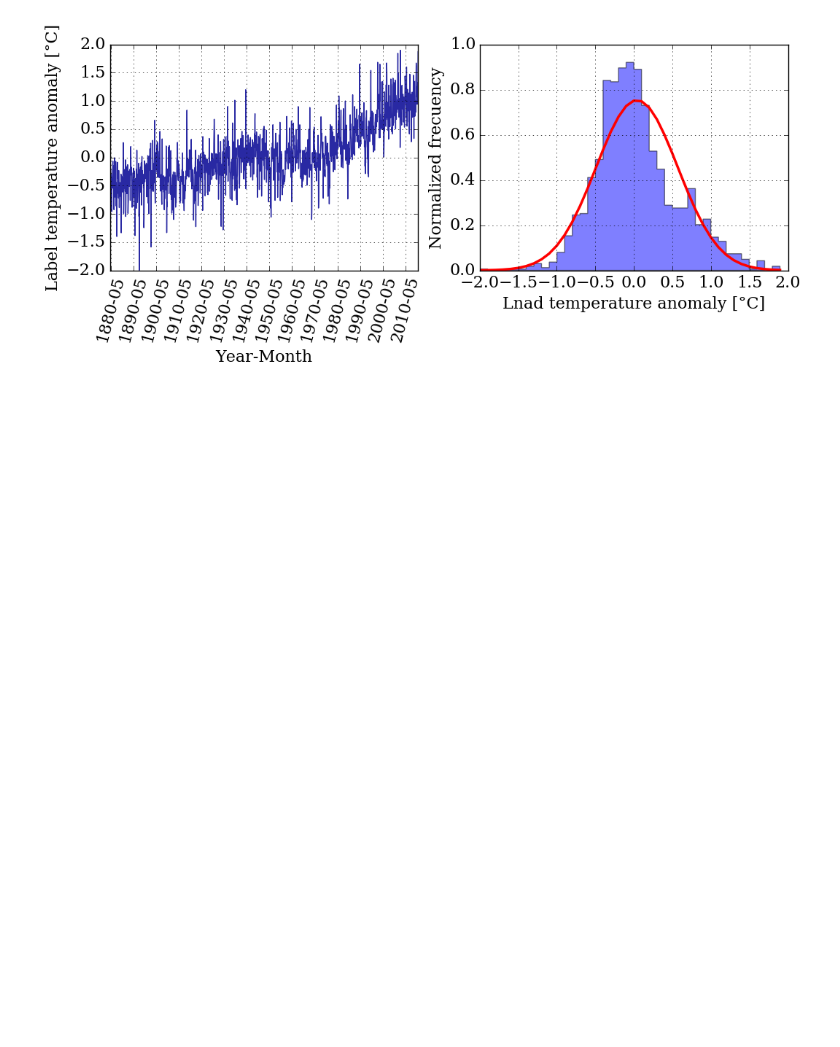
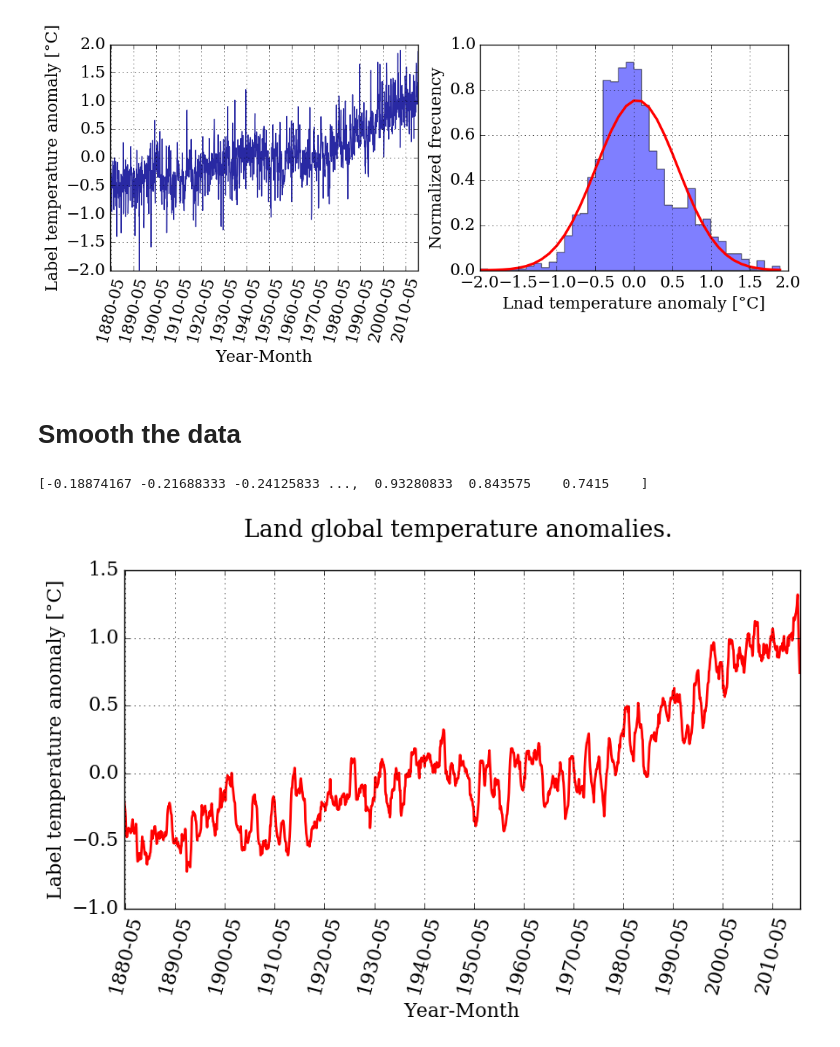
Before and after one commit to mcisternasf28/notebook, a Jupyter notebook: The_python_scientific_stack.ipynb, the cells around one changed output. Drawn from its saved outputs; the diff is of its cells as text; code cells hidden in the pictures; blank space fills up the shorter version.

```diff
--- a/The_python_scientific_stack.ipynb
+++ b/The_python_scientific_stack.ipynb
@@ -203,3 +203,27 @@ pyplot.ylabel('Normalized frecuency')
 pyplot.grid();
 # %% [output]
 [figure]
+# %% [markdown]
+# Smooth the data
+# %%
+def smooth_data(N, data):
+    """
+    Returns smoothed data using a sliding_moving average
+
+    Arguments:
+    ----------
+
+    N (int) : amount of data values we want to average.
+    data (array): array of data we want to smooth
+
+    Returns:
+    --------
+    smooth (array): array with smoothed data.
+
+    """
+
+    window =  numpy.ones(N)/N
+
+    smooth = numpy.convolve(data, window,'same')
+
+    return smooth
@@ -205,0 +232,16 @@ pyplot.grid();
+# %%
+smooth = smooth_data(12,T_land[:,1])
+# %%
+print(smooth)
+# %% [output]
+[-0.18874167 -0.21688333 -0.24125833 ...,  0.93280833  0.843575    0.7415    ]
+# %%
+pyplot.figure(figsize=(10,5))
+pyplot.xticks(dummy[4::12*10],date[4::12*10],rotation=75)
+pyplot.plot(dummy,smooth,color='red',ls='-', lw=2)
+pyplot.title('Land global temperature anomalies. \n')
+pyplot.xlabel('Year-Month')
+pyplot.ylabel('Label temperature anomaly [°C]')
+pyplot.grid();
+# %% [output]
+[figure, added]
```
Also changed, not shown: parts of 2 cells of this notebook.
